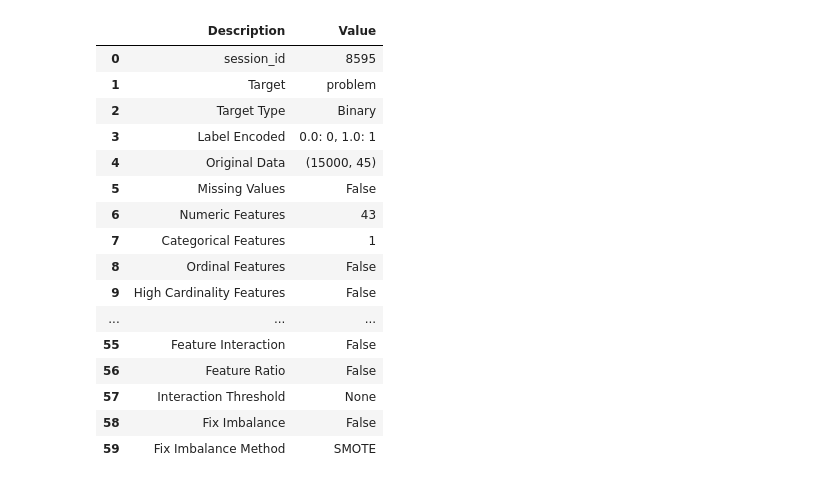
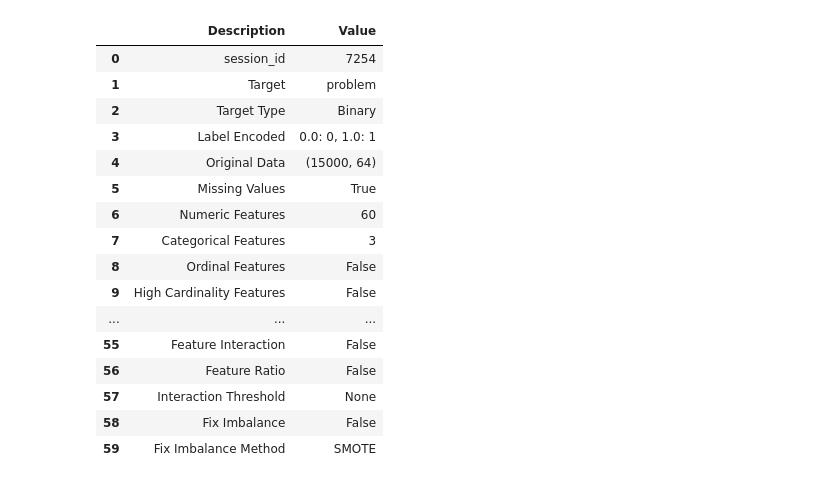
Before and after one commit to LEEHM97/machine-learning-exercises, a Jupyter notebook: 10.DAYCON대회_사용자불편예지/models/model_case4.ipynb, the cells around one changed output. Cells and saved outputs as stored; diff of their text form; code cells hidden in the pictures.

Commit message:
feat: learning with case4 data

```diff
--- a/10.DAYCON대회_사용자불편예지/models/model_case4.ipynb
+++ b/10.DAYCON대회_사용자불편예지/models/model_case4.ipynb
@@ -81,3 +16,12 @@ train_prob = pd.read_csv('../preprocessed data/new_train_problem.csv', parse_dat
+# %%
+train = pd.read_csv(r'C:\Users\gmlkd\machine-learning-exercises\10.DAYCON대회_사용자불편예지\training set\train_case4.csv')
+test = pd.read_csv(r'C:\Users\gmlkd\machine-learning-exercises\10.DAYCON대회_사용자불편예지\training set\test_case4.csv')
+train_problem = pd.read_csv(r'C:\Users\gmlkd\machine-learning-exercises\10.DAYCON대회_사용자불편예지\preprocessed data\new_train_problem.csv')
+submission = pd.read_csv("C:/Users/gmlkd/data/시스템 품질 변화로 인한 사용자 불편 예지 AI 경진대회_data/sample_submission.csv")
 # %%
+train = train.to_numpy()
 problem = np.zeros(15000)
-problem[train_prob.user_id.unique()-train_user_id_min] = 1
+problem[train_problem.user_id.unique() - 10000] = 1
+
+train_x = train
+train_y = problem
@@ -327,16 +132,15 @@ train
 # %%
-#clf = setup(data = train, target = "problem")
-clf = setup(train, target = 'problem', train_size = 0.85, silent=True)
+clf = setup(data = train, target = "problem", silent=True)
 # %% [output]
 |  | Description | Value |
-| 0 | session_id | 8595 |
+| 0 | session_id | 7254 |
 | 1 | Target | problem |
 | 2 | Target Type | Binary |
 | 3 | Label Encoded | 0.0: 0, 1.0: 1 |
-| 4 | Original Data | (15000, 45) |
-| 5 | Missing Values | False |
-| 6 | Numeric Features | 43 |
-| 7 | Categorical Features | 1 |
+| 4 | Original Data | (15000, 64) |
+| 5 | Missing Values | True |
+| 6 | Numeric Features | 60 |
+| 7 | Categorical Features | 3 |
 | 8 | Ordinal Features | False |
 | 9 | High Cardinality Features | False |
 | ... | ... | ... |
```
Also changed, not shown: parts of 55 cells of this notebook.
